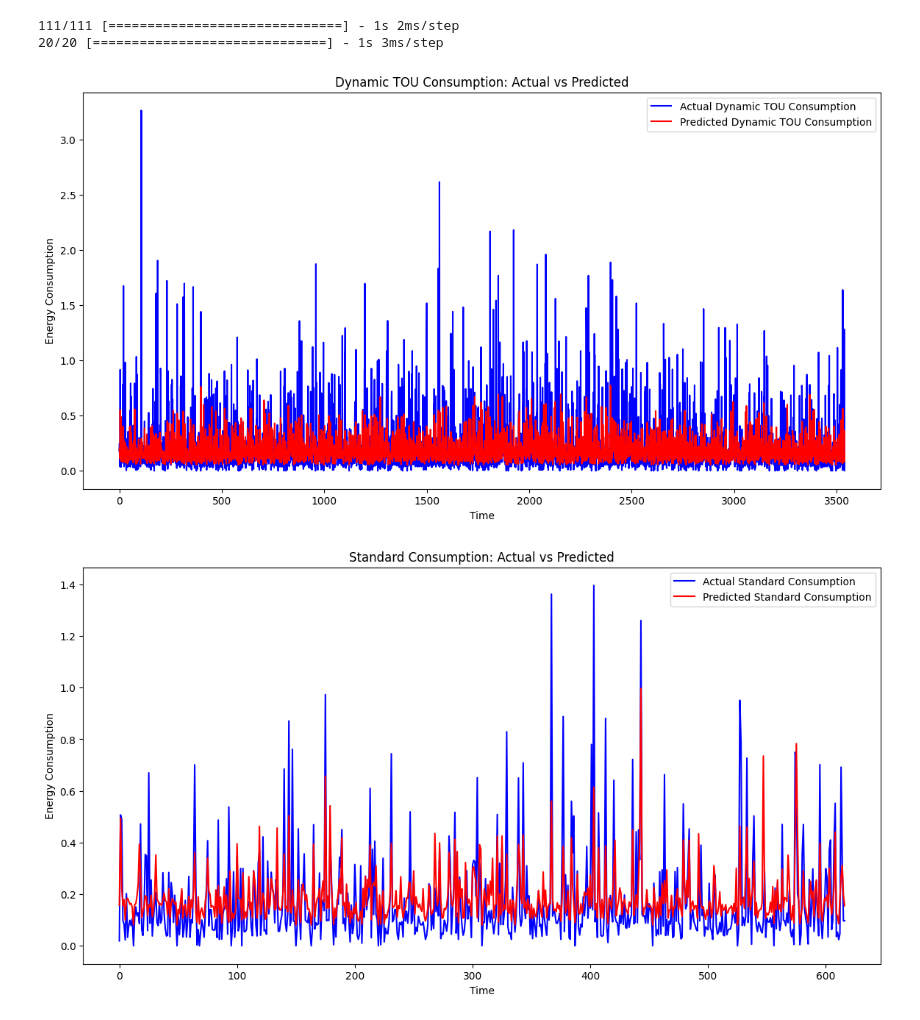
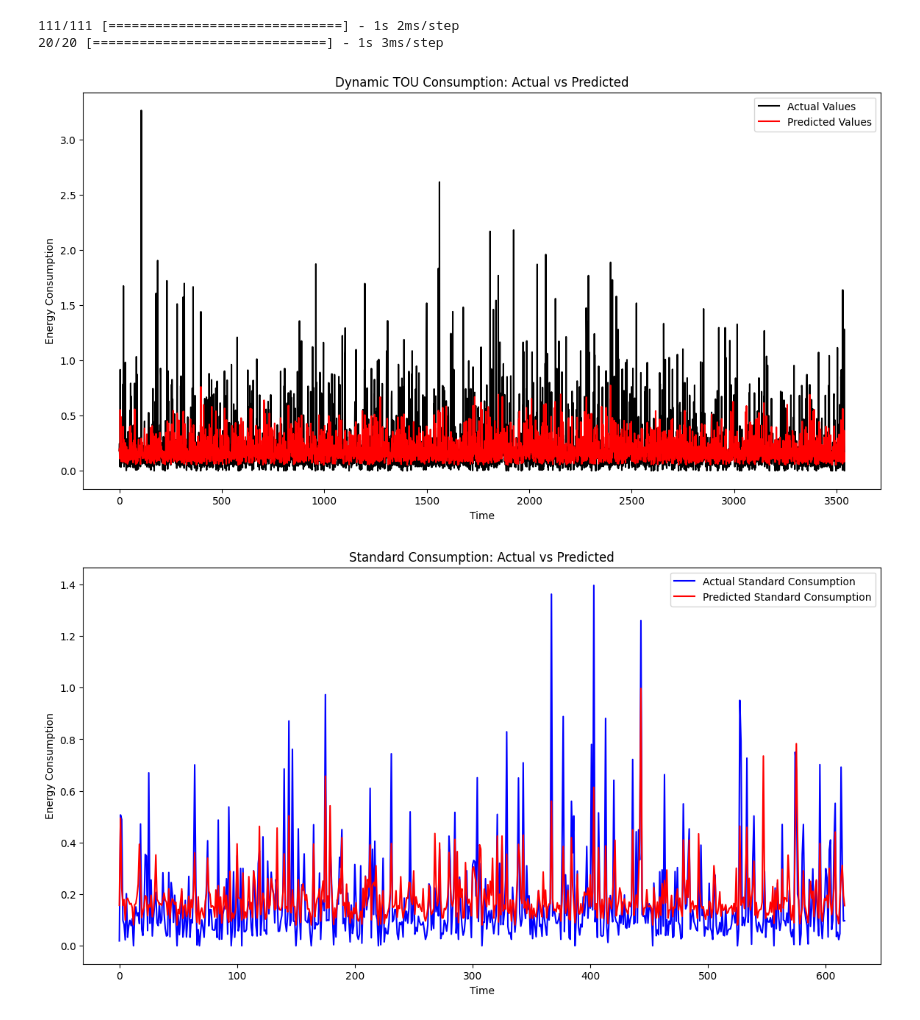
Before and after one commit to asgharlaib/Project_v1, a Jupyter notebook: Project.ipynb, the cells around one changed output. Cells and saved outputs as stored; diff of their text form; code cells hidden in the pictures.

```diff
--- a/Project.ipynb
+++ b/Project.ipynb
@@ -283,15 +283,15 @@ y_test_std = scaler_standard.inverse_transform(y_test_std.reshape(-1, 1))
 # %%
 # Plot the predictions vs actual values for dynamic TOU users
 plt.figure(figsize=(14, 7))
-plt.plot(y_test_dyn, color='blue', label='Actual Dynamic TOU Consumption')
-plt.plot(pred_dynamic, color='red', label='Predicted Dynamic TOU Consumption')
+plt.plot(y_test_dyn, color='black', label='Actual Values')
+plt.plot(pred_dynamic, color='red', label='Predicted Values')
 plt.title('Dynamic TOU Consumption: Actual vs Predicted')
 plt.xlabel('Time')
 plt.ylabel('Energy Consumption')
 plt.legend()
 plt.show()
 # %% [output]
-[figure, old version]
+[figure, new version]
 # %%
 # Plot the predictions vs actual values for standard users
 plt.figure(figsize=(14, 7))
```
